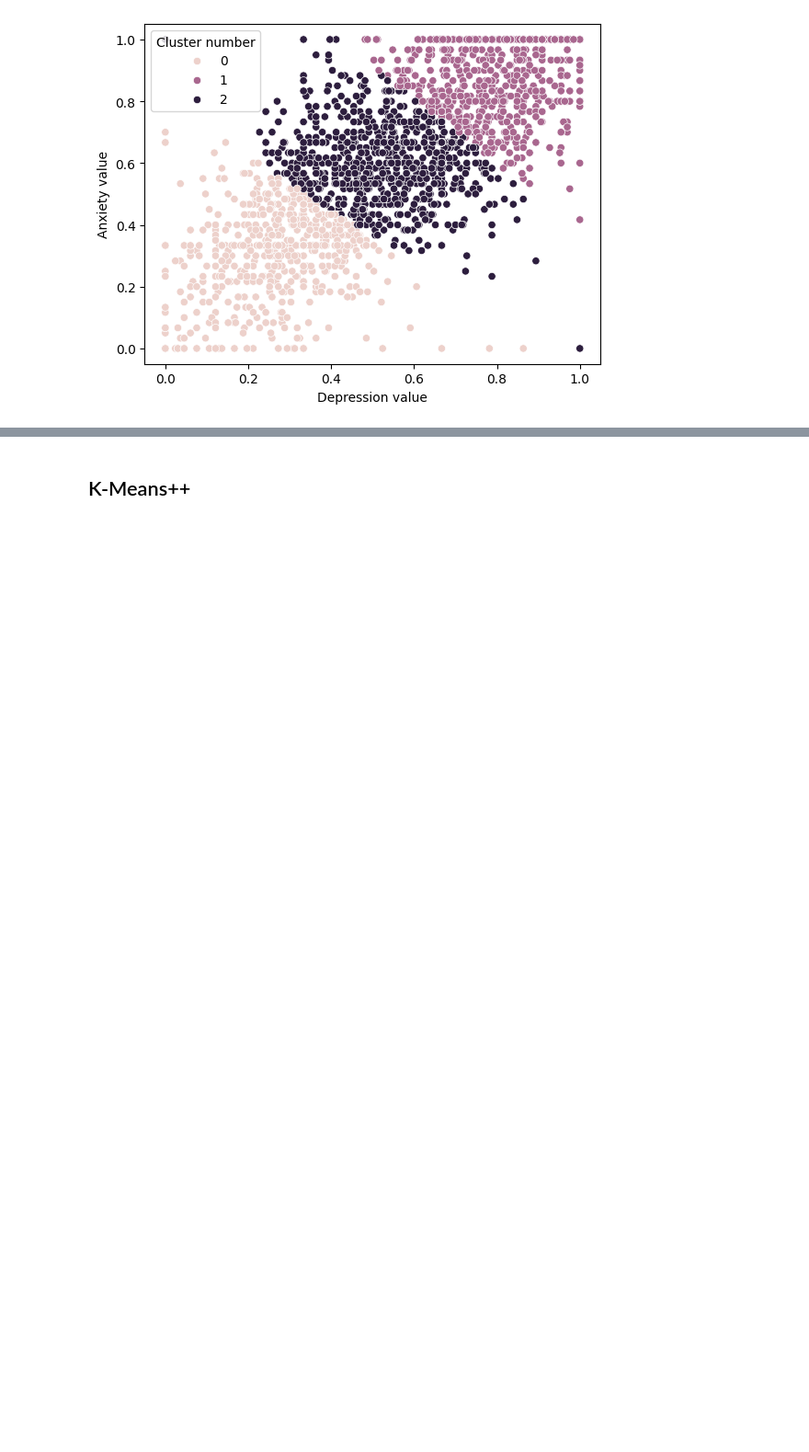
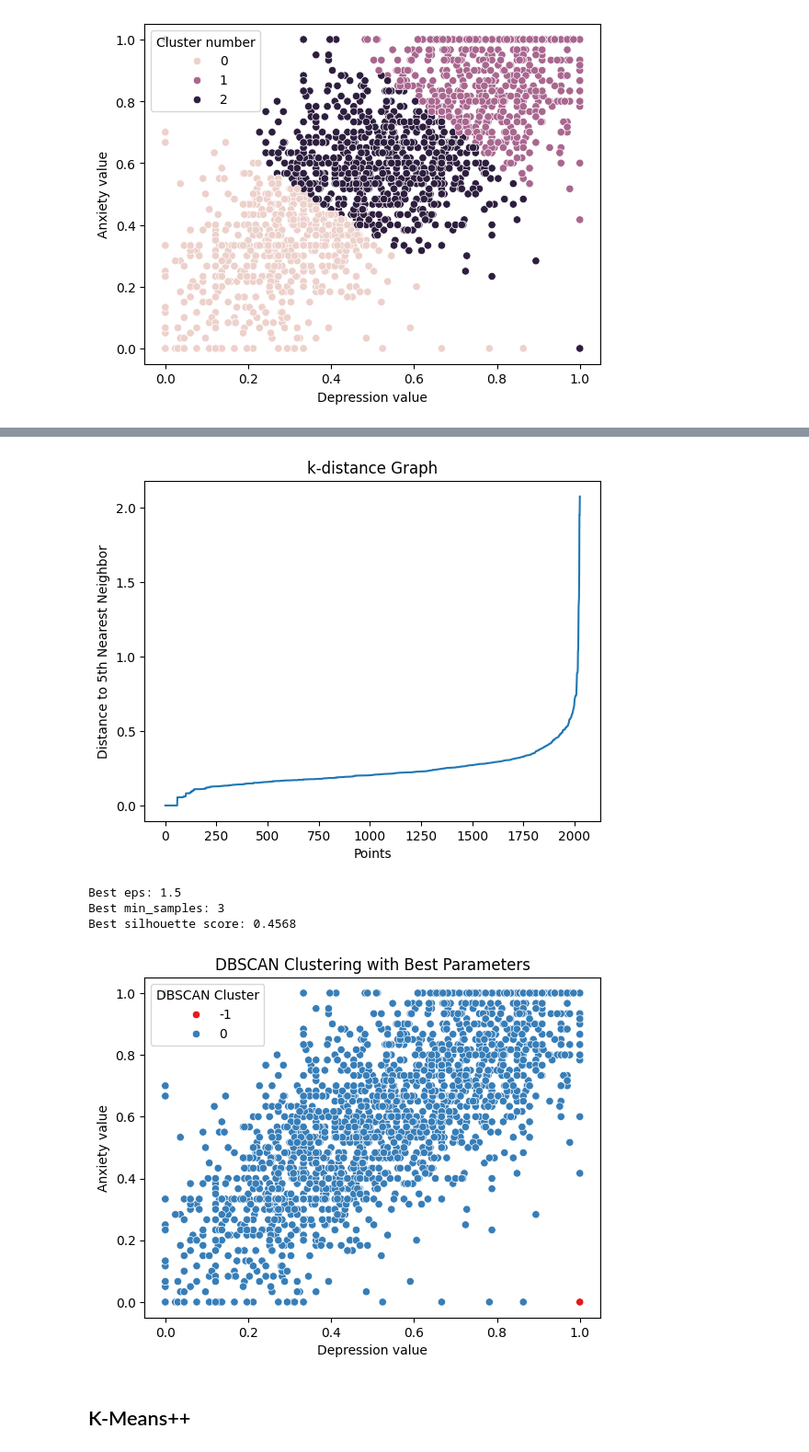
Before and after one commit to Nachrj/dbm2-project, a Jupyter notebook: clustering.ipynb, the cells around one changed output, grey strips where cells are left out. Shown: that part at 92% size. Drawn from its saved outputs; the diff is of its cells as text; code cells hidden in the pictures; blank space fills up the shorter version.

Commit message:
Added DBSCAN in clustering
Co-Authored-By: Nachrj <rodriguezjustoignacio@gmail.com>

```diff
--- a/clustering.ipynb
+++ b/clustering.ipynb
@@ -97,3 +115,79 @@ sns.scatterplot(data=data, x='Depression value', y='Anxiety value', hue='Cluster
+# %%
+from sklearn.cluster import DBSCAN
+from sklearn.preprocessing import StandardScaler
+import seaborn as sns
+import matplotlib.pyplot as plt
+from sklearn.neighbors import NearestNeighbors
+from sklearn.metrics import silhouette_score
+
+
+# Normalize the data
+data_normalized = data[['Depression value', 'Anxiety value', 'Stress value']]
+scaler = StandardScaler()
+data_scaled = scaler.fit_transform(data_normalized)
+
+# Step 1: k-distance graph to find the best eps
+k = 5  # Typically, k is set to min_samples
+neighbors = NearestNeighbors(n_neighbors=k)
+neighbors_fit = neighbors.fit(data_scaled)
+distances, indices = neighbors_fit.kneighbors(data_scaled)
+
+# Sort distances for each point and plot the k-distance graph
+distances = np.sort(distances[:, k-1], axis=0)
+plt.plot(distances)
+plt.title('k-distance Graph')
+plt.xlabel('Points')
+plt.ylabel('Distance to 5th Nearest Neighbor')
+plt.show()
+
+# From the plot, look for the "elbow" to choose a suitable eps value.
+# This will give you an idea of a good eps value, typically where the plot starts to level off.
+
+# Step 2: Grid Search for the best eps and min_samples
+eps_values = np.linspace(0.1, 1.5, 15)  # Adjust based on the k-distance plot
+min_samples_values = [3, 4, 5, 6, 7, 8, 10]
+
+best_score = -1
+best_eps = None
+best_min_samples = None
+best_labels = None
+
+for eps in eps_values:
+    for min_samples in min_samples_values:
+        dbscan = DBSCAN(eps=eps, min_samples=min_samples)
+        labels = dbscan.fit_predict(data_scaled)
+
+        # Skip cases where all points are considered noise (label == -1 for all)
+        if len(set(labels)) == 1:
+            continue
+
+        # Calculate silhouette score to evaluate clustering quality
+        if len(set(labels)) > 1:  # Ensure more than 1 cluster
+            score = silhouette_score(data_scaled, labels)
+            if score > best_score:
+                best_score = score
+                best_eps = eps
+                best_min_samples = min_samples
+                best_labels = labels
+
+# Step 3: Print the best eps, min_samples, and silhouette score
+print(f"Best eps: {best_eps}")
+print(f"Best min_samples: {best_min_samples}")
+print(f"Best silhouette score: {best_score:.4f}")
+
+# Visualize the clusters with the best parameters
+data['DBSCAN Cluster'] = best_labels
+sns.scatterplot(data=data, x='Depression value', y='Anxiety value', hue='DBSCAN Cluster', palette='Set1')
+plt.title("DBSCAN Clustering with Best Parameters")
+plt.xlabel("Depression value")
+plt.ylabel("Anxiety value")
+plt.show()
+# %% [output]
+[figure, added]
+Best eps: 1.5
+Best min_samples: 3
+Best silhouette score: 0.4568
+[figure, added]
 # %% [markdown]
 ## K-Means++
 # %% [markdown]
```
Also changed, not shown: parts of 3 cells of this notebook.
